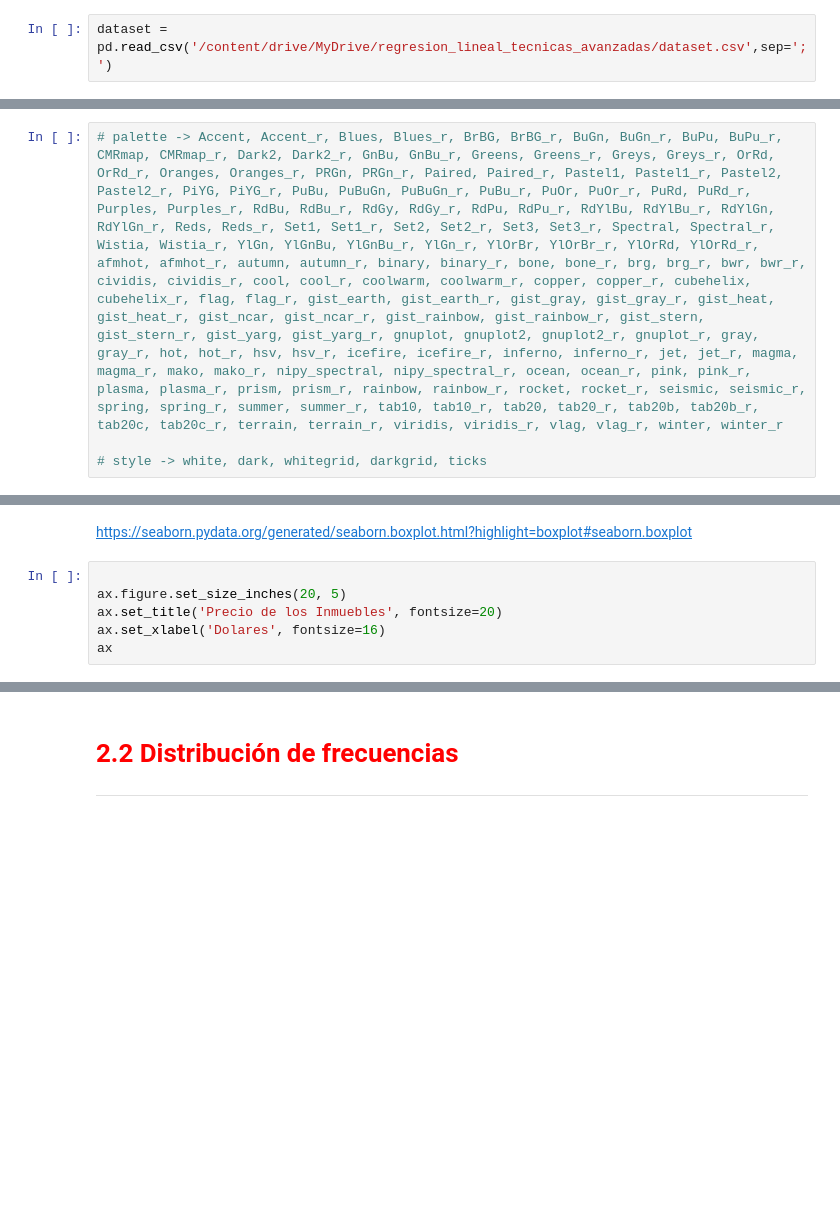
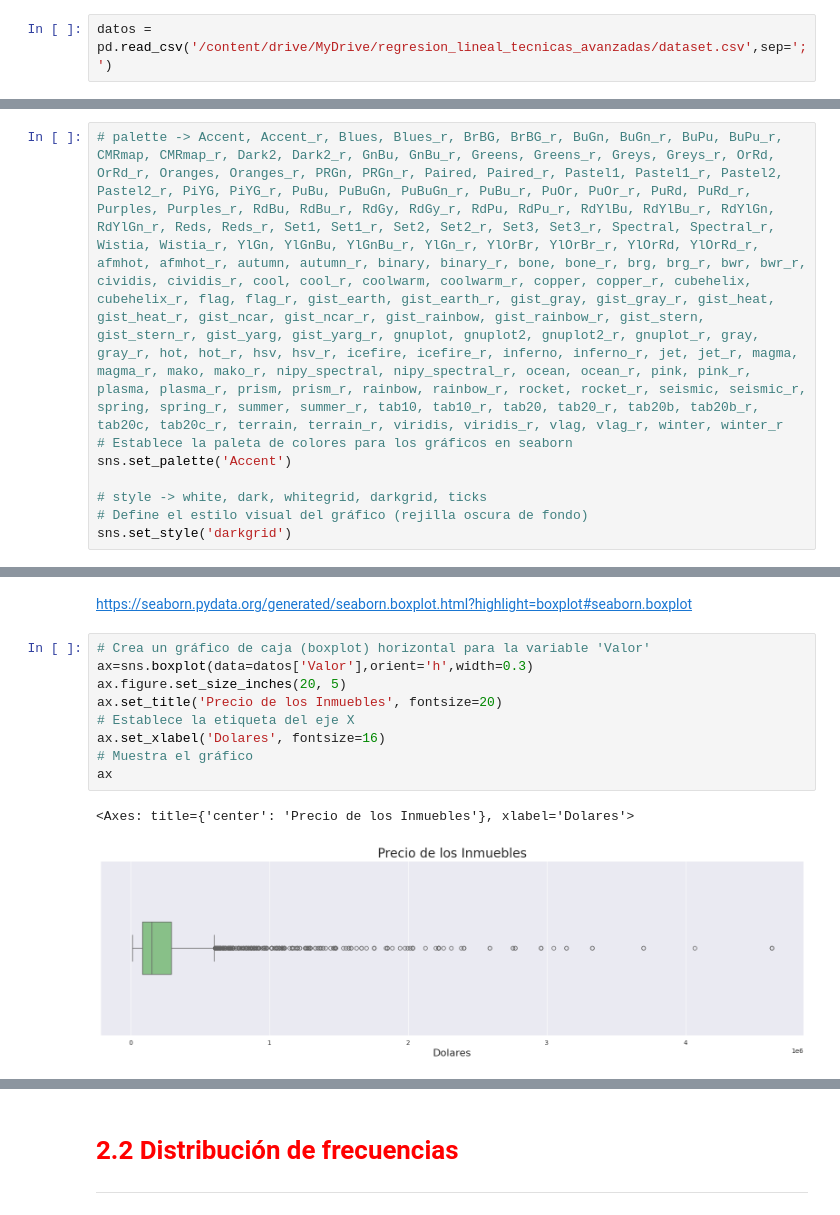
Before and after one commit to DanielRaiicHu/regresion_lineal_tecnicas_avanzadas, a Jupyter notebook: regresion_lineal_tecnicas_avanzadas.ipynb, the cells around one changed output, grey strips where cells are left out. Saved outputs shown, nothing was run; the diff lists cells and outputs as text; blank space fills up the shorter version.

```diff
--- a/regresion_lineal_tecnicas_avanzadas.ipynb
+++ b/regresion_lineal_tecnicas_avanzadas.ipynb
@@ -39,4 +39,4 @@ drive.mount('/content/drive')
 # %% [output]
 Mounted at /content/drive
 # %%
-dataset = pd.read_csv('/content/drive/MyDrive/regresion_lineal_tecnicas_avanzadas/dataset.csv',sep=';')
+datos = pd.read_csv('/content/drive/MyDrive/regresion_lineal_tecnicas_avanzadas/dataset.csv',sep=';')
@@ -73,8 +137,12 @@ https://seaborn.pydata.org/
 ## Configuración del formato de los gráficos
 # %%
 # palette -> Accent, Accent_r, Blues, Blues_r, BrBG, BrBG_r, BuGn, BuGn_r, BuPu, BuPu_r, CMRmap, CMRmap_r, Dark2, Dark2_r, GnBu, GnBu_r, Greens, Greens_r, Greys, Greys_r, OrRd, OrRd_r, Oranges, Oranges_r, PRGn, PRGn_r, Paired, Paired_r, Pastel1, Pastel1_r, Pastel2, Pastel2_r, PiYG, PiYG_r, PuBu, PuBuGn, PuBuGn_r, PuBu_r, PuOr, PuOr_r, PuRd, PuRd_r, Purples, Purples_r, RdBu, RdBu_r, RdGy, RdGy_r, RdPu, RdPu_r, RdYlBu, RdYlBu_r, RdYlGn, RdYlGn_r, Reds, Reds_r, Set1, Set1_r, Set2, Set2_r, Set3, Set3_r, Spectral, Spectral_r, Wistia, Wistia_r, YlGn, YlGnBu, YlGnBu_r, YlGn_r, YlOrBr, YlOrBr_r, YlOrRd, YlOrRd_r, afmhot, afmhot_r, autumn, autumn_r, binary, binary_r, bone, bone_r, brg, brg_r, bwr, bwr_r, cividis, cividis_r, cool, cool_r, coolwarm, coolwarm_r, copper, copper_r, cubehelix, cubehelix_r, flag, flag_r, gist_earth, gist_earth_r, gist_gray, gist_gray_r, gist_heat, gist_heat_r, gist_ncar, gist_ncar_r, gist_rainbow, gist_rainbow_r, gist_stern, gist_stern_r, gist_yarg, gist_yarg_r, gnuplot, gnuplot2, gnuplot2_r, gnuplot_r, gray, gray_r, hot, hot_r, hsv, hsv_r, icefire, icefire_r, inferno, inferno_r, jet, jet_r, magma, magma_r, mako, mako_r, nipy_spectral, nipy_spectral_r, ocean, ocean_r, pink, pink_r, plasma, plasma_r, prism, prism_r, rainbow, rainbow_r, rocket, rocket_r, seismic, seismic_r, spring, spring_r, summer, summer_r, tab10, tab10_r, tab20, tab20_r, tab20b, tab20b_r, tab20c, tab20c_r, terrain, terrain_r, viridis, viridis_r, vlag, vlag_r, winter, winter_r
+# Establece la paleta de colores para los gráficos en seaborn
+sns.set_palette('Accent')
 
 # style -> white, dark, whitegrid, darkgrid, ticks
+# Define el estilo visual del gráfico (rejilla oscura de fondo)
+sns.set_style('darkgrid')
 # %% [markdown]
 ## Box plot de la variable *dependiente* (y)
 # %% [markdown]
@@ -82,8 +150,14 @@ https://seaborn.pydata.org/
 # %% [markdown]
 https://seaborn.pydata.org/generated/seaborn.boxplot.html?highlight=boxplot#seaborn.boxplot
 # %%
-
+# Crea un gráfico de caja (boxplot) horizontal para la variable 'Valor'
+ax=sns.boxplot(data=datos['Valor'],orient='h',width=0.3)
 ax.figure.set_size_inches(20, 5)
 ax.set_title('Precio de los Inmuebles', fontsize=20)
+# Establece la etiqueta del eje X
 ax.set_xlabel('Dolares', fontsize=16)
+# Muestra el gráfico
 ax
+# %% [output]
+<Axes: title={'center': 'Precio de los Inmuebles'}, xlabel='Dolares'>
+[figure, added]
```
Also changed, not shown: parts of 21 cells of this notebook.
